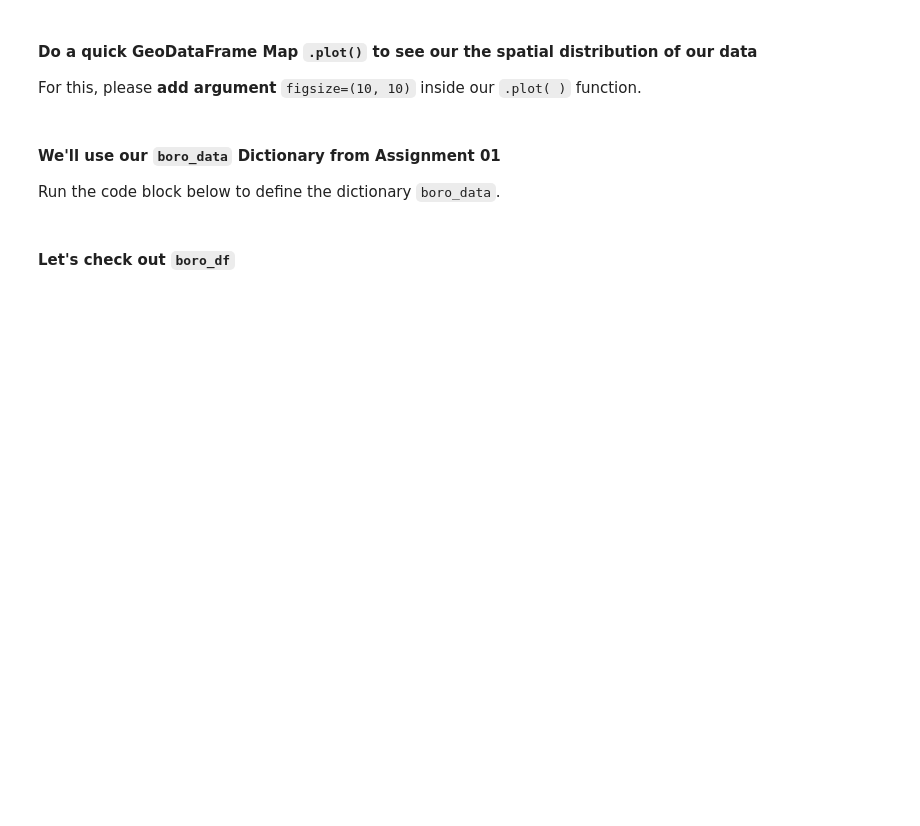
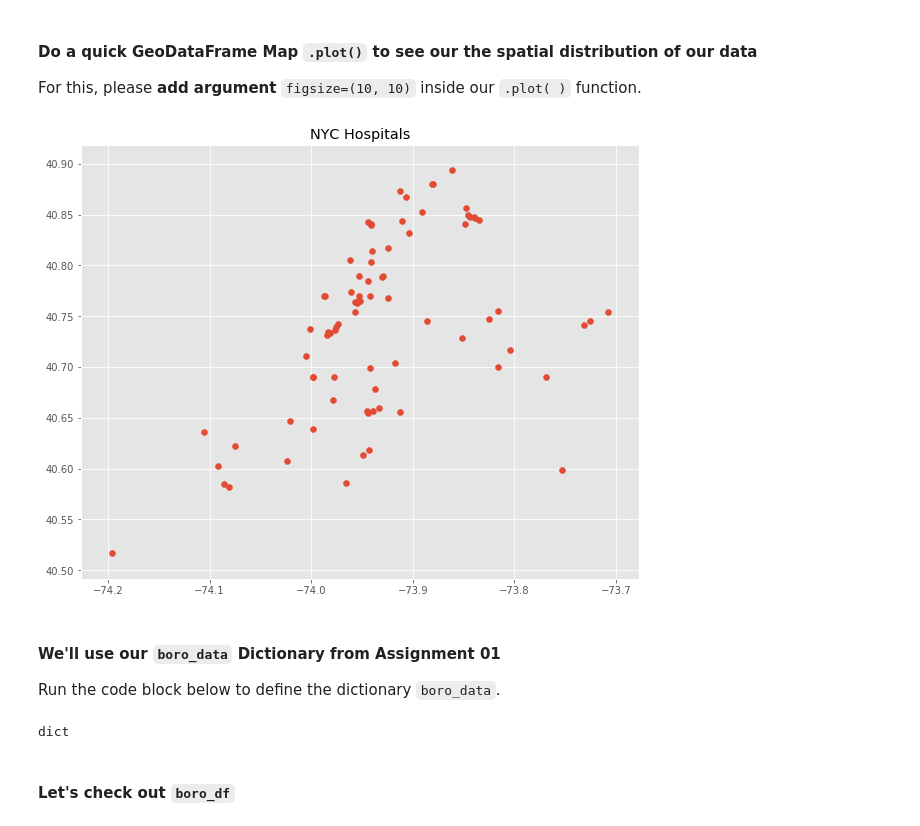
Before and after one commit to katkim0307/pratt-savi-810-2020-03-assignment_02, a Jupyter notebook: assignment_02.ipynb, the cells around one changed output. Saved outputs shown, nothing was run; the diff lists cells and outputs as text; code cells hidden in the pictures; blank space fills up the shorter version.

```diff
--- a/assignment_02.ipynb
+++ b/assignment_02.ipynb
@@ -153,13 +162,15 @@ For this, please **add argument** `figsize=(10, 10)` inside our `.plot( )` funct
 # %%
 # enter your code below, plot a GeoDataFrame Map, pass figsize=(10, 10) argument
 # enter your code below, plot a GeoDataFrame Map, pass figsize=(10, 10) argument
 # enter your code below, plot a GeoDataFrame Map, pass figsize=(10, 10 argument
 
-
+nyc_hospitals.plot(figsize=(10, 10))
 
 
 # leave this code here, this adds a title to your plot:
 plt.title('NYC Hospitals');
+# %% [output]
+[figure, added]
 # %% [markdown]
 #### We'll use our `boro_data` Dictionary from Assignment 01
 Run the code block below to define the dictionary `boro_data`.
@@ -196,6 +207,10 @@ boro_data = {
         "boro_name": "Staten Island",
     },
 }
+# %%
+type(boro_data)
+# %% [output]
+dict
 # %%
 boro_df = pd.DataFrame(boro_data).T
 # run this block of code as-is to convert the Dictionary to a DataFrame
```
Also changed, not shown: parts of 16 cells of this notebook.
